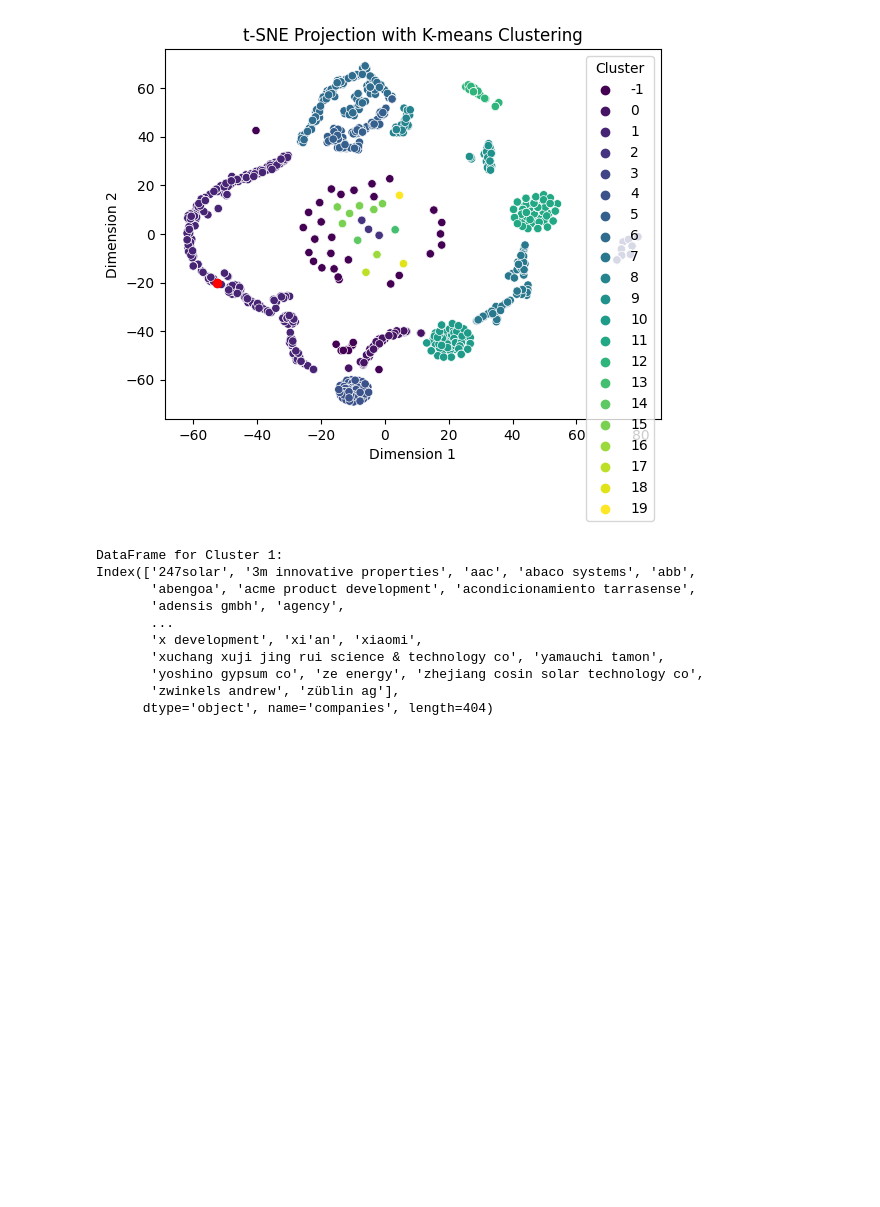
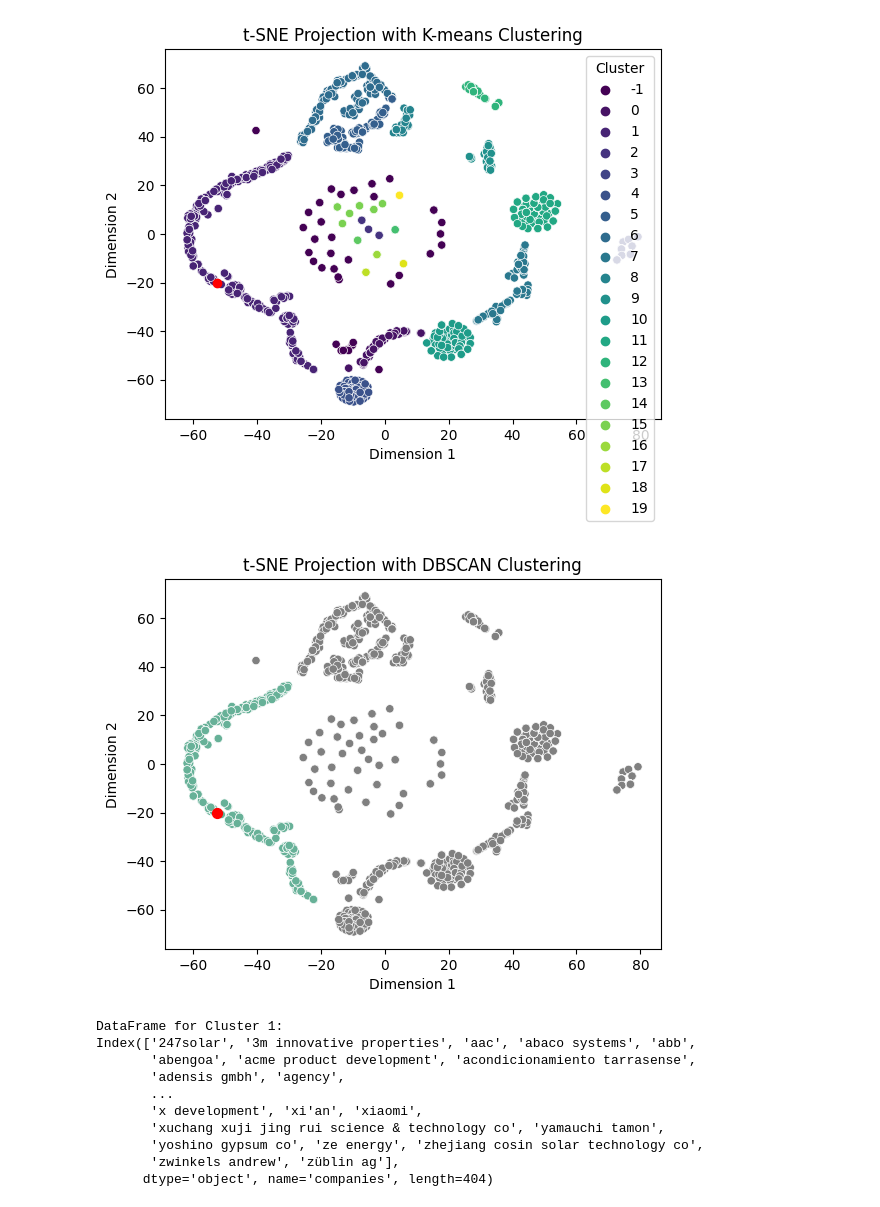
Before and after one commit to kangsunwoo827/tech_pred, a Jupyter notebook: tes_data.ipynb, the cells around one changed output. Drawn from its saved outputs; the diff is of its cells as text; code cells hidden in the pictures; blank space fills up the shorter version.

Commit message:
finishing make a plot

```diff
--- a/tes_data.ipynb
+++ b/tes_data.ipynb
@@ -784,6 +790,29 @@ plt.title('t-SNE Projection with K-means Clustering')
 plt.show()
 # %% [output]
 [figure]
+# %%
+from sklearn.cluster import DBSCAN
+import seaborn as sns
+import matplotlib.pyplot as plt
+
+# DBSCAN 클러스터링 적용
+dbscan = DBSCAN(eps=5, min_samples=20)
+df_2d['Cluster'] = dbscan.fit_predict(vectors_2d)
+
+# 색상 설정
+colors = {1: '#67B198'}  # 노이즈는 회색으로, 클러스터 0은 "#67B198"으로 색상 지정
+df_2d['Color'] = df_2d['Cluster'].map(colors).fillna('gray')  # 'sk' 항목은 파란색으로 지정
+
+# 클러스터링 결과 시각화
+sns.scatterplot(x='Dimension 1', y='Dimension 2', data=df_2d, hue='Color', palette=dict(zip(unique_colors, unique_colors)), legend=False)
+
+# 'sk' 항목 따로 표시
+plt.scatter(df_2d.loc['sk', 'Dimension 1'], df_2d.loc['sk', 'Dimension 2'], color='red', label='sk',s=50)  # Use a shade of blue similar to the specified color
+
+plt.title('t-SNE Projection with DBSCAN Clustering')
+plt.show()
+# %% [output]
+[figure, added]
 # %%
 cluster_0_df = df_2d[df_2d['Cluster'] == 0]
 cluster_1_df = df_2d[df_2d['Cluster'] == 1]
```
Also changed, not shown: parts of 10 cells of this notebook.
